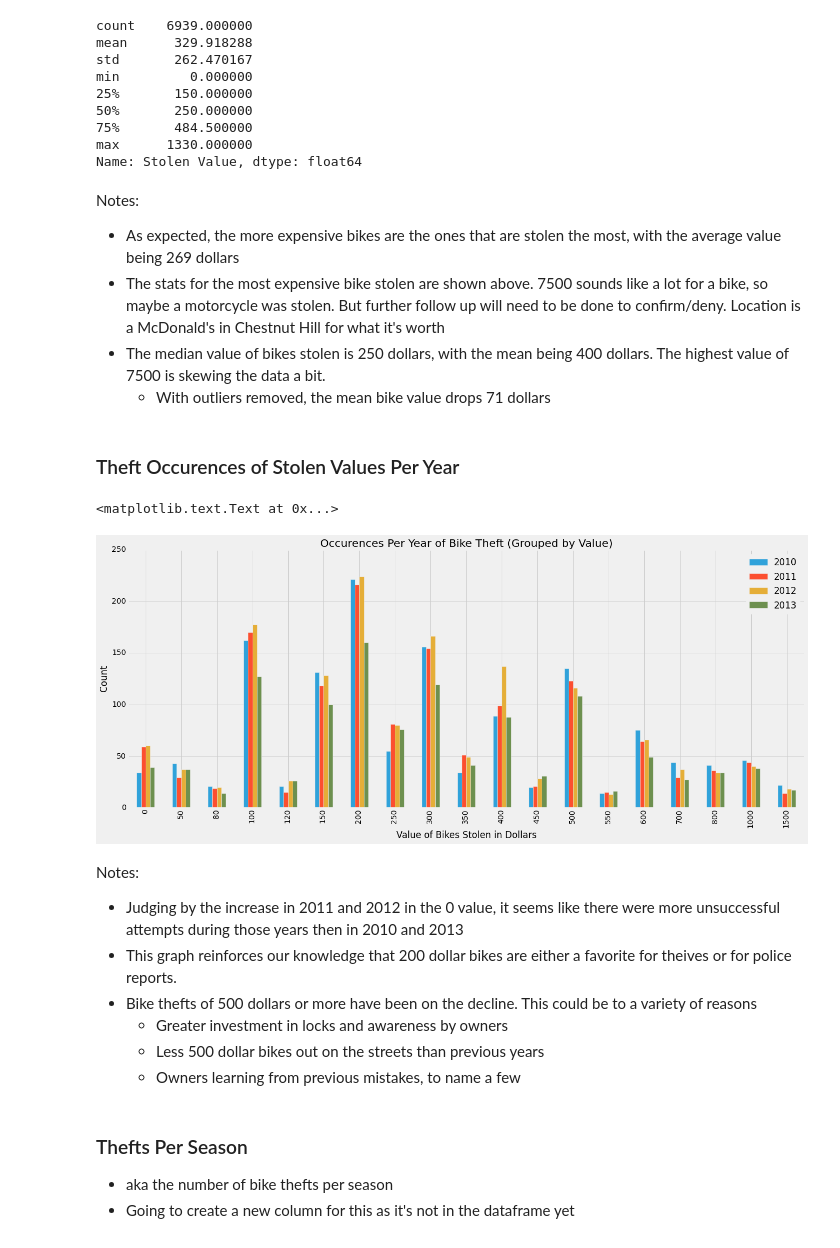
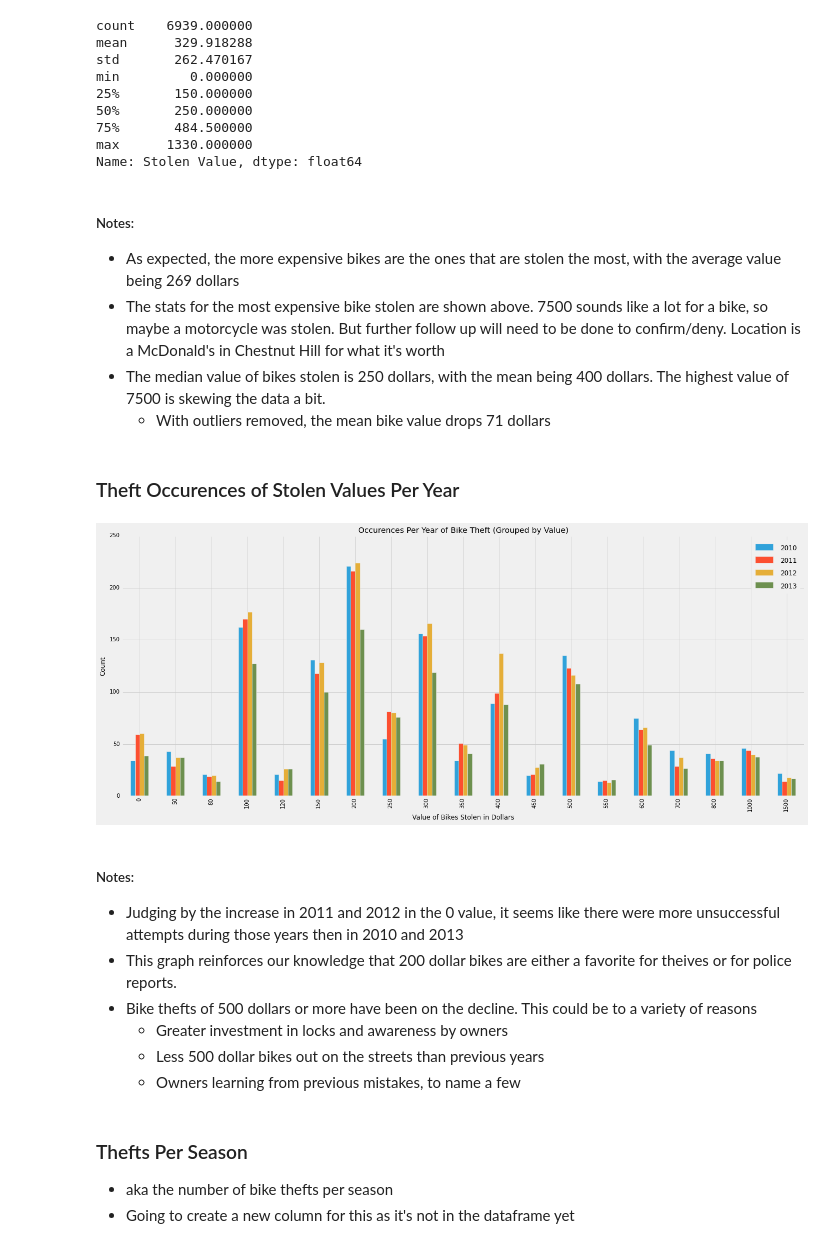
Before and after one commit to WilliamLynch/data-analysis, a Jupyter notebook: bike theft/Philadelphia Bike Theft - Analysis.ipynb, the cells around one changed output. Drawn from its saved outputs; the diff is of its cells as text; code cells hidden in the pictures.

```diff
--- a/bike theft/Philadelphia Bike Theft - Analysis.ipynb
+++ b/bike theft/Philadelphia Bike Theft - Analysis.ipynb
@@ -632,17 +602,18 @@ plt.show()
 # %% [markdown]
 ### Theft Value
 # %%
-stolen = time_df['Stolen Value'].value_counts()[:20].reset_index().sort(["index","Stolen Value"],ascending=[True,False])
-ax = stolen.plot(x='index', y='Stolen Value', kind='bar')
-ax.set_title("Value of Stolen Bikes and Theft Occurences - 2010 to 2013")
-ax.set_xlabel("Value in Dollars")
-ax.set_ylabel("Count")
-values = stolen['Stolen Value']
-# # values = values[:20]
-labels = [i for i in values]
-rects = ax.patches
+with plt.style.context('fivethirtyeight'):
+    stolen = time_df['Stolen Value'].value_counts()[:20].reset_index().sort(["index","Stolen Value"],ascending=[True,False])
+    ax = stolen.plot(x='index', y='Stolen Value', kind='bar')
+    ax.set_title("Value of Stolen Bikes and Theft Occurences - 2010 to 2013")
+    ax.set_xlabel("Value in Dollars")
+    ax.set_ylabel("Count")
+    values = stolen['Stolen Value']
+    # # values = values[:20]
+    labels = [i for i in values]
+    rects = ax.patches
 
-for rect, label in zip(rects, labels):
-    height = rect.get_height()
-    ax.text(rect.get_x() + rect.get_width()/2, height+.5, label, ha='center', va='bottom')
+    for rect, label in zip(rects, labels):
+        height = rect.get_height()
+        ax.text(rect.get_x() + rect.get_width()/2, height+.5, label, ha='center', va='bottom')
 # %% [output]
@@ -699,7 +670,7 @@ min         0.000000
 max      1330.000000
 Name: Stolen Value, dtype: float64
 # %% [markdown]
-Notes:
+##### Notes:
 * As expected, the more expensive bikes are the ones that are stolen the most, with the average value being 269 dollars
 * The stats for the most expensive bike stolen are shown above. 7500 sounds like a lot for a bike, so maybe a motorcycle was stolen. But further follow up will need to be done to confirm/deny.  Location is a McDonald's in Chestnut Hill for what it's worth
 * The median value of bikes stolen is 250 dollars, with the mean being 400 dollars. The highest value of 7500 is skewing the data a bit.
@@ -728,15 +699,15 @@ merged = merged.set_index('Stolen Value')
 # %%
 del merged['index']
 # %%
-ax = merged.plot(kind='bar')
-ax.set_title("Occurences Per Year of Bike Theft (Grouped by Value)")
-ax.set_xlabel("Value of Bikes Stolen in Dollars")
-ax.set_ylabel("Count")
+with plt.style.context('fivethirtyeight'):
+    ax = merged.plot(kind='bar')
+    ax.set_title("Occurences Per Year of Bike Theft (Grouped by Value)")
+    ax.set_xlabel("Value of Bikes Stolen in Dollars")
+    ax.set_ylabel("Count")
 # %% [output]
-<matplotlib.text.Text at 0x...>
-[figure, old version]
+[figure, new version]
 # %% [markdown]
-Notes:
+##### Notes:
 * Judging by the increase in 2011 and 2012 in the 0 value, it seems like there were more unsuccessful attempts during those years then in 2010 and 2013
 * This graph reinforces our knowledge that 200 dollar bikes are either a favorite for theives or for police reports.
 * Bike thefts of 500 dollars or more have been on the decline. This could be to a variety of reasons
```
Also changed, not shown: parts of 40 cells of this notebook.
